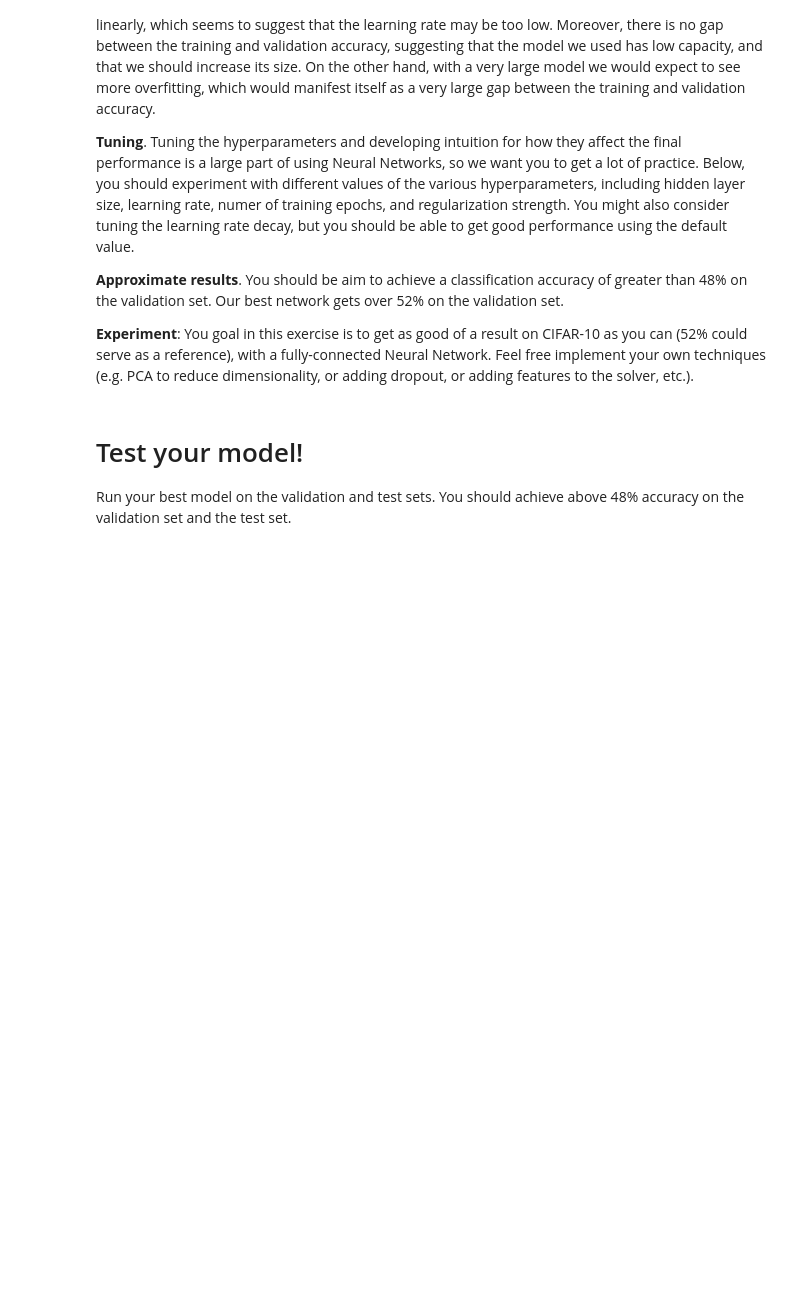
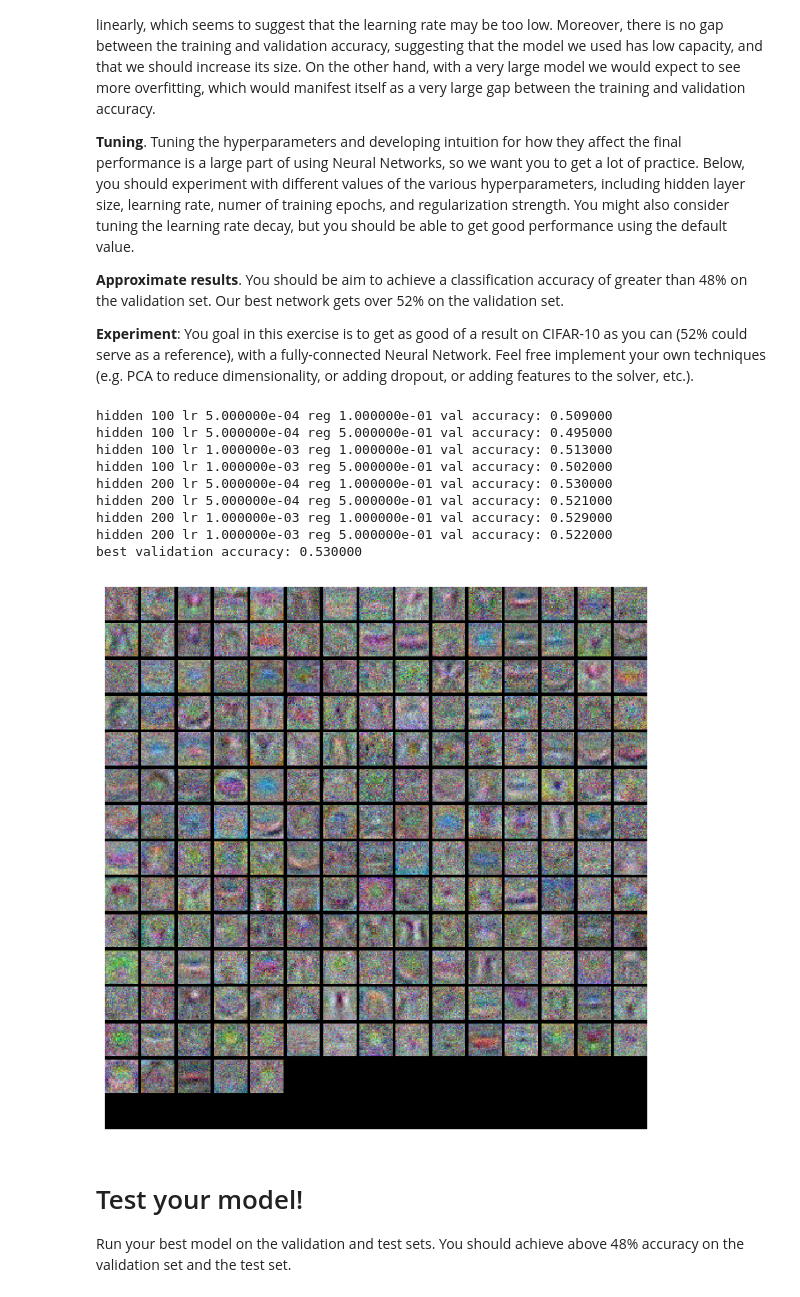
Before and after one commit to ShlomiBenShitrit/computer-vision-hw1, a Jupyter notebook: two_layer_net.ipynb, the cells around one changed output. Cells and saved outputs as stored; diff of their text form; code cells hidden in the pictures; blank space fills up the shorter version.

Commit message:
Q3: Two-layer neural network

```diff
--- a/two_layer_net.ipynb
+++ b/two_layer_net.ipynb
@@ -288,7 +336,13 @@ solver = None
 # TODO: Use a Solver instance to train a TwoLayerNet that achieves about 36% #
 # accuracy on the validation set.                                            #
 ##############################################################################
-
+solver = Solver(model, data,
+                update_rule='sgd',
+                optim_config={'learning_rate': 1e-4},
+                lr_decay=0.95,
+                num_epochs=5, batch_size=200,
+                print_every=100)
+solver.train()
 ##############################################################################
 #                             END OF YOUR CODE                               #
 ##############################################################################
@@ -342,24 +420,54 @@ show_net_weights(model)
 # %%
 best_model = None
 
 
 
 #################################################################################
 # TODO: Tune hyperparameters using the validation set. Store your best trained  #
 # model in best_model.                                                          #
 #                                                                               #
 # To help debug your network, it may help to use visualizations similar to the  #
 # ones we used above; these visualizations will have significant qualitative    #
 # differences from the ones we saw above for the poorly tuned network.          #
 #                                                                               #
 # Tweaking hyperparameters by hand can be fun, but you might find it useful to  #
 # write code to sweep through possible combinations of hyperparameters          #
 # automatically like we did on thexs previous exercises.                          #
 #################################################################################
+best_val = -1
+for hidden_size in [100, 200]:
+    for lr in [5e-4, 1e-3]:
+        for reg in [0.1, 0.5]:
+            model = TwoLayerNet(input_size, hidden_size, num_classes, reg=reg)
+            solver = Solver(model, data,
+                            update_rule='sgd',
+                            optim_config={'learning_rate': lr},
+                            lr_decay=0.95,
+                            num_epochs=10, batch_size=200,
+                            verbose=False)
+            solver.train()
+            print('hidden %d lr %e reg %e val accuracy: %f' % (
+                hidden_size, lr, reg, solver.best_val_acc))
+            if solver.best_val_acc > best_val:
+                best_val = solver.best_val_acc
+                best_model = model
 
+print('best validation accuracy: %f' % best_val)
+show_net_weights(best_model)
 ################################################################################
 #                              END OF YOUR CODE                                #
 ################################################################################
+# %% [output]
+hidden 100 lr 5.000000e-04 reg 1.000000e-01 val accuracy: 0.509000
+hidden 100 lr 5.000000e-04 reg 5.000000e-01 val accuracy: 0.495000
+hidden 100 lr 1.000000e-03 reg 1.000000e-01 val accuracy: 0.513000
+hidden 100 lr 1.000000e-03 reg 5.000000e-01 val accuracy: 0.502000
+hidden 200 lr 5.000000e-04 reg 1.000000e-01 val accuracy: 0.530000
+hidden 200 lr 5.000000e-04 reg 5.000000e-01 val accuracy: 0.521000
+hidden 200 lr 1.000000e-03 reg 1.000000e-01 val accuracy: 0.529000
+hidden 200 lr 1.000000e-03 reg 5.000000e-01 val accuracy: 0.522000
+best validation accuracy: 0.530000
+[figure, added]
 # %% [markdown]
 # Test your model!
 Run your best model on the validation and test sets. You should achieve above 48% accuracy on the validation set and the test set.
```
Also changed, not shown: parts of 16 cells of this notebook, 3 other files.
